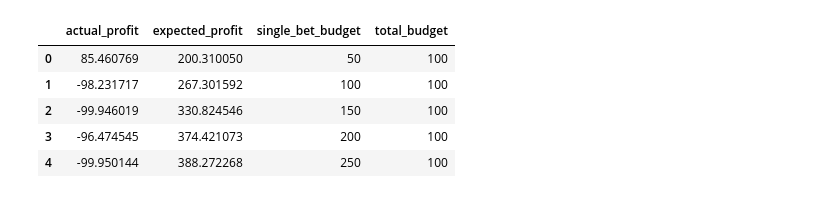
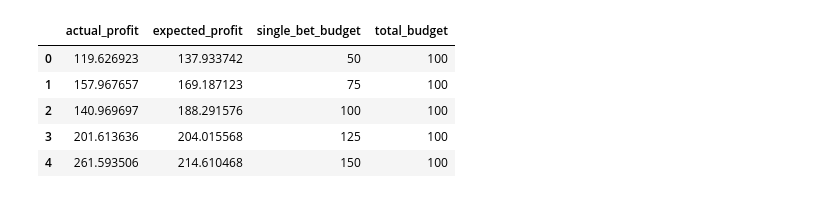
Before and after one commit to xy008areshsu/SoccerBetting, a Jupyter notebook: src/betting_strategy/python/betting_strategy.ipynb, the cells around one changed output. Saved outputs shown, nothing was run; the diff lists cells and outputs as text; code cells hidden in the pictures.

```diff
--- a/src/betting_strategy/python/betting_strategy.ipynb
+++ b/src/betting_strategy/python/betting_strategy.ipynb
@@ -161,6 +159,8 @@ result_dict = {'total_budget' : [], 'single_bet_budget' : [], 'expected_profit'
 # %%
+result_dict = {'total_budget' : [], 'single_bet_budget' : [], 'expected_profit' : [], 'actual_profit' : []}
+data = pd.read_csv('../../../data/third_party_preds/betegy-121115.csv')
 for total_budget in np.arange(100, 1000, 25):
-    for single_bet_budget in np.arange(50, 300, 25):
+    for single_bet_budget in np.arange(50, 350, 25):
         expected_profit, actual_profit, actual_bets = solve(total_budget, single_bet_budget, data, list_of_bookmakers)
         result_dict['total_budget'].append(total_budget)
         result_dict['single_bet_budget'].append(single_bet_budget)
@@ -208,0 +213,6 @@ np.mean(betting_tracker_copy['actual_profit'] > 0)
+# %%
+total_budget = 450
+single_bet_budget = 325
+list_of_bookmakers = ['b365', 'bwin']
+expected_profit, actual_profit, actual_bets = solve(total_budget, single_bet_budget, data, list_of_bookmakers)
+expected_profit, actual_profit, actual_bets
@@ -209,19 +237,20 @@ np.mean(betting_tracker_copy['actual_profit'] > 0)
 # %%
+result_dict = {'total_budget' : [], 'single_bet_budget' : [], 'expected_profit' : [], 'actual_profit' : []}
 data = pd.read_csv('../../../data/third_party_preds/betegy-120415.csv')
 for total_budget in np.arange(100, 1000, 25):
-    for single_bet_budget in np.arange(50, 300, 25):
+    for single_bet_budget in np.arange(50, 350, 25):
         expected_profit, actual_profit, actual_bets = solve(total_budget, single_bet_budget, data, list_of_bookmakers)
         result_dict['total_budget'].append(total_budget)
         result_dict['single_bet_budget'].append(single_bet_budget)
         result_dict['expected_profit'].append(expected_profit)
         result_dict['actual_profit'].append(actual_profit)
 
 betting_tracker = pd.DataFrame(result_dict)
 betting_tracker.head()
 # %% [output]
 |  | actual_profit | expected_profit | single_bet_budget | total_budget |
-| 0 | 85.460769 | 200.310050 | 50 | 100 |
-| 1 | -98.231717 | 267.301592 | 100 | 100 |
-| 2 | -99.946019 | 330.824546 | 150 | 100 |
-| 3 | -96.474545 | 374.421073 | 200 | 100 |
-| 4 | -99.950144 | 388.272268 | 250 | 100 |
+| 0 | 119.626923 | 137.933742 | 50 | 100 |
+| 1 | 157.967657 | 169.187123 | 75 | 100 |
+| 2 | 140.969697 | 188.291576 | 100 | 100 |
+| 3 | 201.613636 | 204.015568 | 125 | 100 |
+| 4 | 261.593506 | 214.610468 | 150 | 100 |
```
Also changed, not shown: parts of 14 cells of this notebook.
